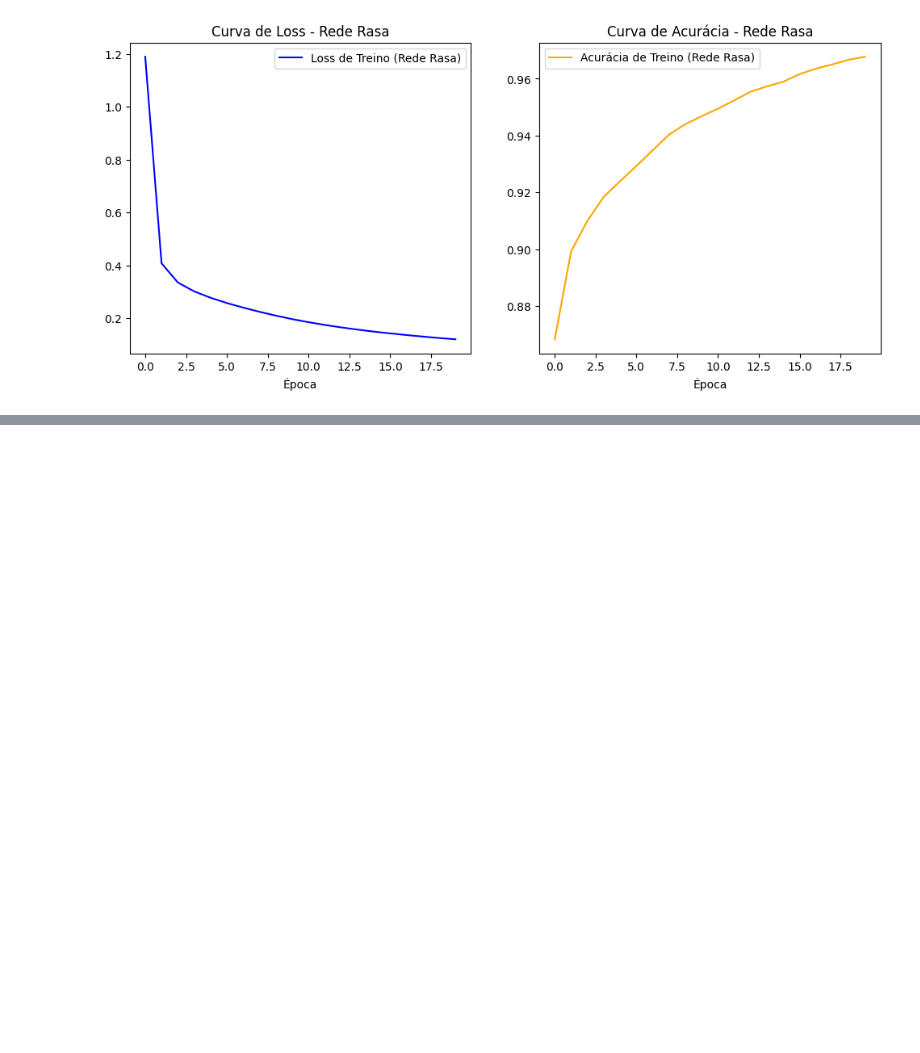
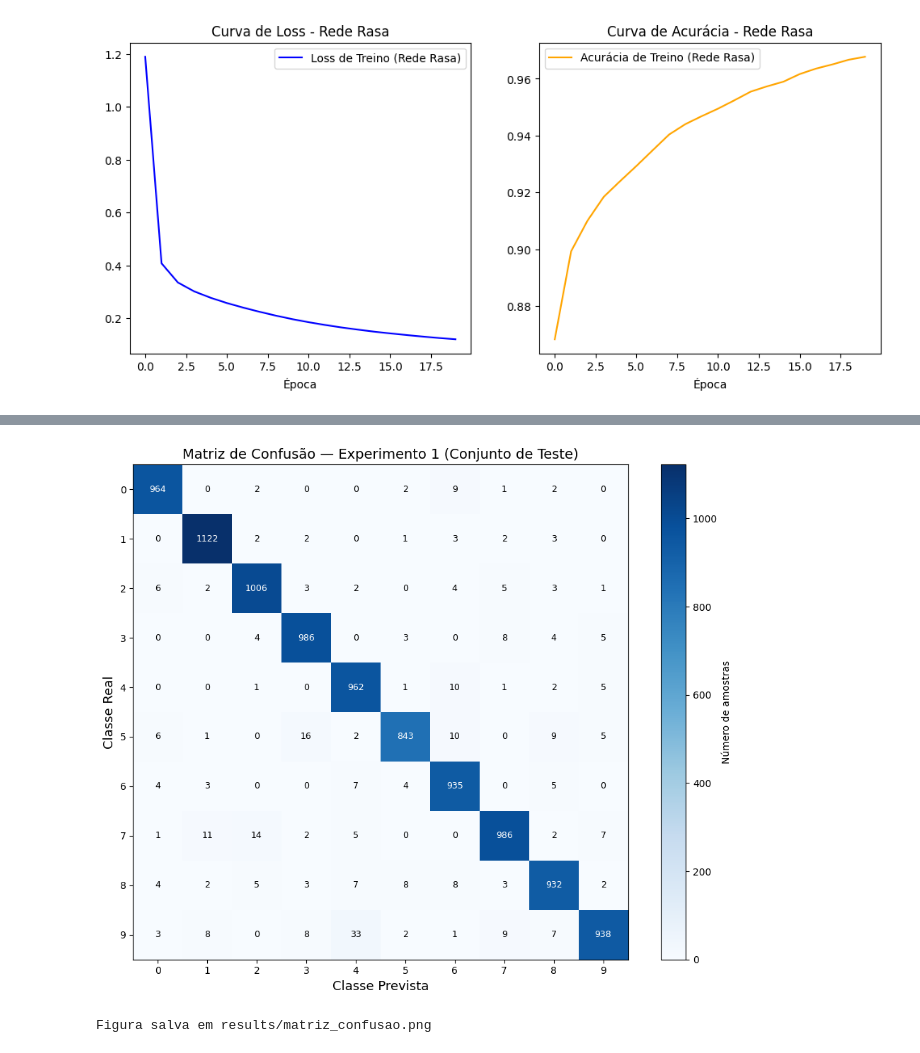
Before and after one commit to liviacoliveira/ponderada-MLP, a Jupyter notebook: notebooks/experimentos.ipynb, the cells around one changed output, grey strips where cells are left out. Saved outputs shown, nothing was run; the diff lists cells and outputs as text; code cells hidden in the pictures; blank space fills up the shorter version.

Commit message:
feat: matriz de confusão plotada e comentada

```diff
--- a/notebooks/experimentos.ipynb
+++ b/notebooks/experimentos.ipynb
@@ -109,0 +114,49 @@ plt.show()
+# %%
+# --- Calcular a Matriz de Confusão manualmente (sem sklearn) ---
+# Usa variáveis já definidas nas células anteriores: net, X_test, y_test_raw, np, plt
+
+# Obter as predições do modelo principal (Experimento 1) no conjunto de TESTE
+preds_labels = np.argmax(net.forward(X_test), axis=1)  # classe prevista (0-9)
+true_labels = y_test_raw                                # classe real (0-9)
+
+num_classes = 10
+
+# Inicializa a matriz de confusão com zeros (10x10)
+# conf_matrix[i][j] = nº de amostras da classe REAL i previstas como classe j
+conf_matrix = np.zeros((num_classes, num_classes), dtype=int)
+
+# Preenche: para cada par (real, previsto), incrementa a posição correspondente
+for true, pred in zip(true_labels, preds_labels):
+    conf_matrix[true][pred] += 1
+
+# --- Visualizar ---
+fig, ax = plt.subplots(figsize=(10, 8))
+
+im = ax.imshow(conf_matrix, interpolation='nearest', cmap=plt.cm.Blues)
+plt.colorbar(im, ax=ax, label='Número de amostras')
+
+tick_marks = np.arange(num_classes)
+ax.set_xticks(tick_marks)
+ax.set_yticks(tick_marks)
+ax.set_xticklabels(tick_marks)
+ax.set_yticklabels(tick_marks)
+
+# Texto em branco em células escuras, preto em células claras
+thresh = conf_matrix.max() / 2.0
+for i in range(num_classes):
+    for j in range(num_classes):
+        color = 'white' if conf_matrix[i, j] > thresh else 'black'
+        ax.text(j, i, format(conf_matrix[i, j], 'd'),
+                ha='center', va='center', color=color, fontsize=9)
+
+ax.set_ylabel('Classe Real', fontsize=13)
+ax.set_xlabel('Classe Prevista', fontsize=13)
+ax.set_title('Matriz de Confusão — Experimento 1 (Conjunto de Teste)', fontsize=14)
+
+plt.tight_layout()
+plt.savefig('../results/matriz_confusao.png', dpi=150, bbox_inches='tight')
+plt.show()
+print('Figura salva em results/matriz_confusao.png')
+# %% [output]
+[figure, added]
+Figura salva em results/matriz_confusao.png
```
Also changed, not shown: parts of 2 cells of this notebook, 1 other file.
